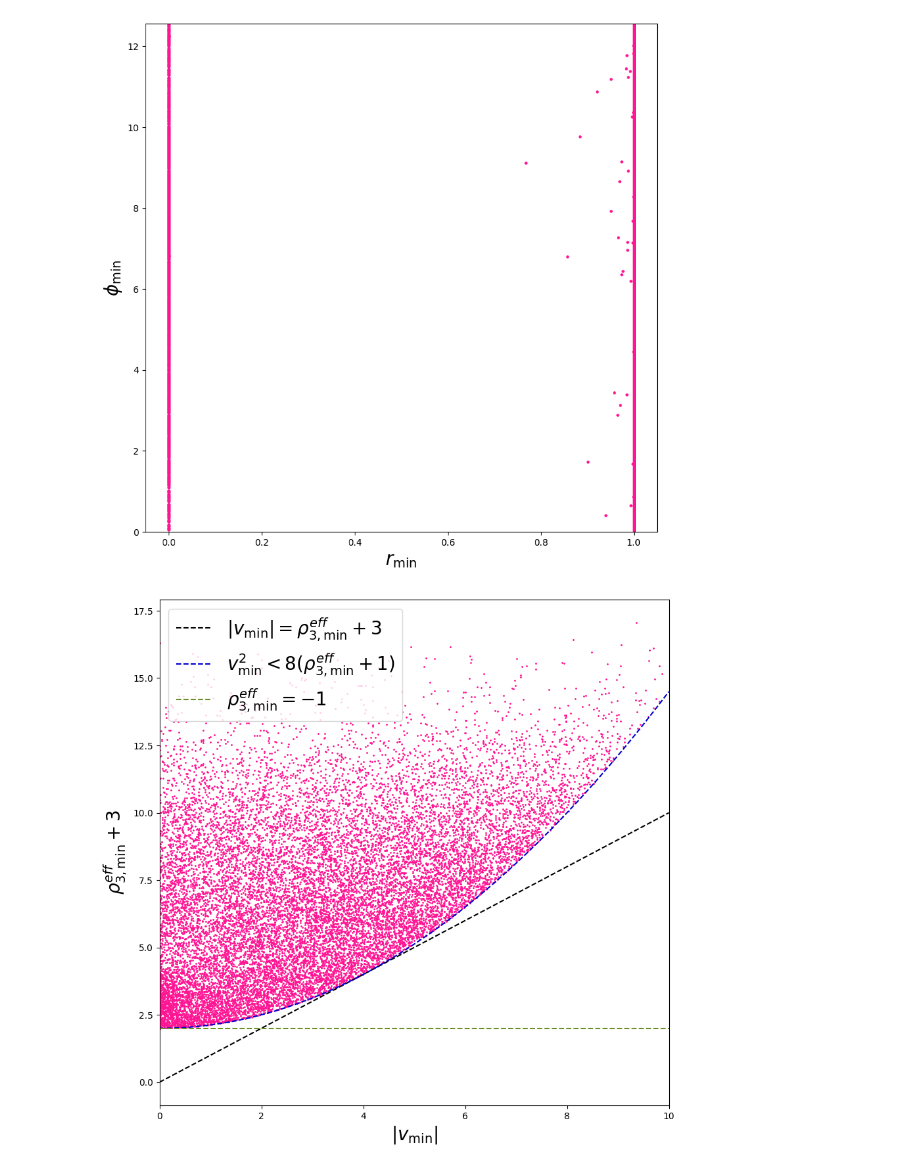
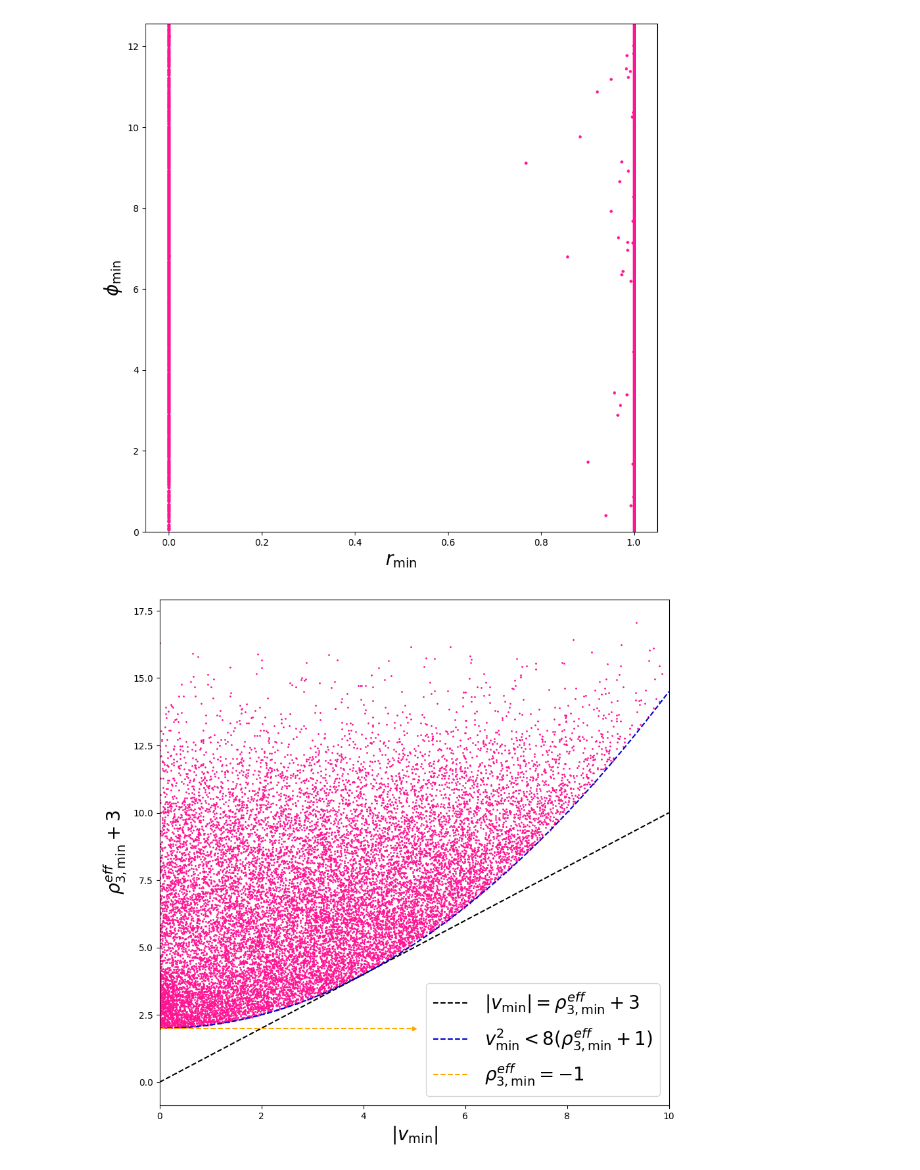
Before and after one commit to jdlpv/Theoretical-constraints-on-beyond-Standard-Model-extensions-of-the-Higgs-potential, a Jupyter notebook: parameter_visualizer.ipynb, the cells around one changed output. Cells and saved outputs as stored; diff of their text form; code cells hidden in the pictures.

```diff
--- a/parameter_visualizer.ipynb
+++ b/parameter_visualizer.ipynb
@@ -798,33 +798,36 @@ rho_5_Z_2_violating_antisym = antisymmetric_valid_values[:,2]
 alpha_5_Z_2_violating_antisym = antisymmetric_valid_values[:,3]
 rho_6_Z_2_violating_antisym = antisymmetric_valid_values[:,4]
 alpha_6_Z_2_violating_antisym = antisymmetric_valid_values[:,5]
 rho_7_Z_2_violating_antisym = antisymmetric_valid_values[:,6]
 alpha_7_Z_2_violating_antisym = antisymmetric_valid_values[:,7]
 r_antisym = antisymmetric_valid_values[:,8]
 phi_antisym = antisymmetric_valid_values[:,9]
 
 rho_3_eff_Z_2_violating_antisym = rho_3_Z_2_violating_antisym + r_antisym**2*(rho_4_Z_2_violating_antisym + rho_5_Z_2_violating_antisym*np.cos(alpha_5_Z_2_violating_antisym + phi_antisym))
 
 rho_6_eff_Z_2_violating_antisym = rho_6_Z_2_violating_antisym*r_antisym*np.cos(alpha_6_Z_2_violating_antisym + (1/2)*phi_antisym)
 
 rho_7_eff_Z_2_violating_antisym = rho_7_Z_2_violating_antisym*r_antisym*np.cos(alpha_7_Z_2_violating_antisym + (1/2)*phi_antisym)
 
 u_Z_2_violating_antisym = rho_6_eff_Z_2_violating_antisym + rho_7_eff_Z_2_violating_antisym
 
 v_Z_2_violating_antisym = rho_6_eff_Z_2_violating_antisym - rho_7_eff_Z_2_violating_antisym
 
 plt.figure(figsize=(10,10))
 
 var_x = np.linspace(0,10,1000)
+var_x2 = np.linspace(0,5,1000)
+
 plt.plot(var_x,var_x, color='black',linestyle='--',label=r'$|v_{\text{min}}|=\rho^{eff}_{3,\text{min}}+3$')
 plt.plot(var_x,(var_x**2-8)/8+3, color='mediumblue',linestyle='--',label=r'$v^2_{\text{min}} < 8(\rho^{eff}_{3,\text{min}}+1)$')
-plt.plot(var_x,np.linspace(2,2,len(var_x)), linestyle='--',color='olivedrab',label=r'$\rho^{eff}_{3,\text{min}}=-1$')
+plt.plot(var_x2,np.linspace(2,2,len(var_x2)), linestyle='--',color='orange',label=r'$\rho^{eff}_{3,\text{min}}=-1$')
+plt.plot(5,2,marker='>',color='orange',markersize=2)
 
 plt.scatter(np.abs(v_Z_2_violating_antisym),rho_3_eff_Z_2_violating_antisym+3, color='deeppink',s=1)
 plt.ylabel(r'$\rho^{eff}_{3,\text{min}}+3$',fontsize=20)
 plt.xlabel(r'$|v_{\text{min}}|$',fontsize=20)
 plt.xlim([0,10])
-plt.legend(loc=2,fontsize=20)
+plt.legend(loc=4,fontsize=20)
 plt.show()
 # %% [output]
-[figure, old version]
+[figure, new version]
```
Also changed, not shown: parts of 4 cells of this notebook.
